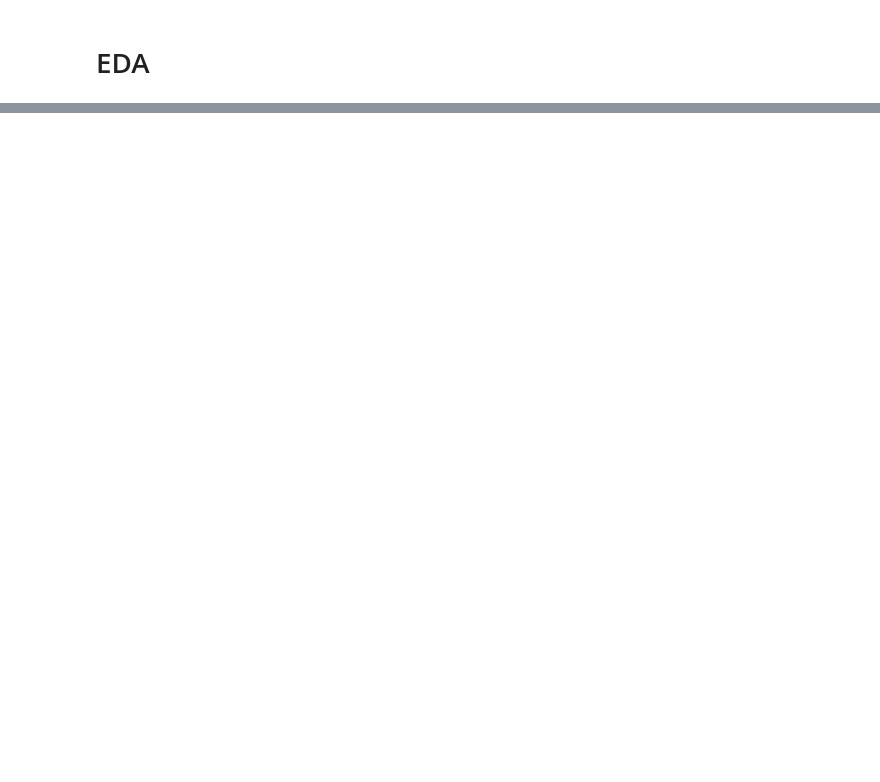
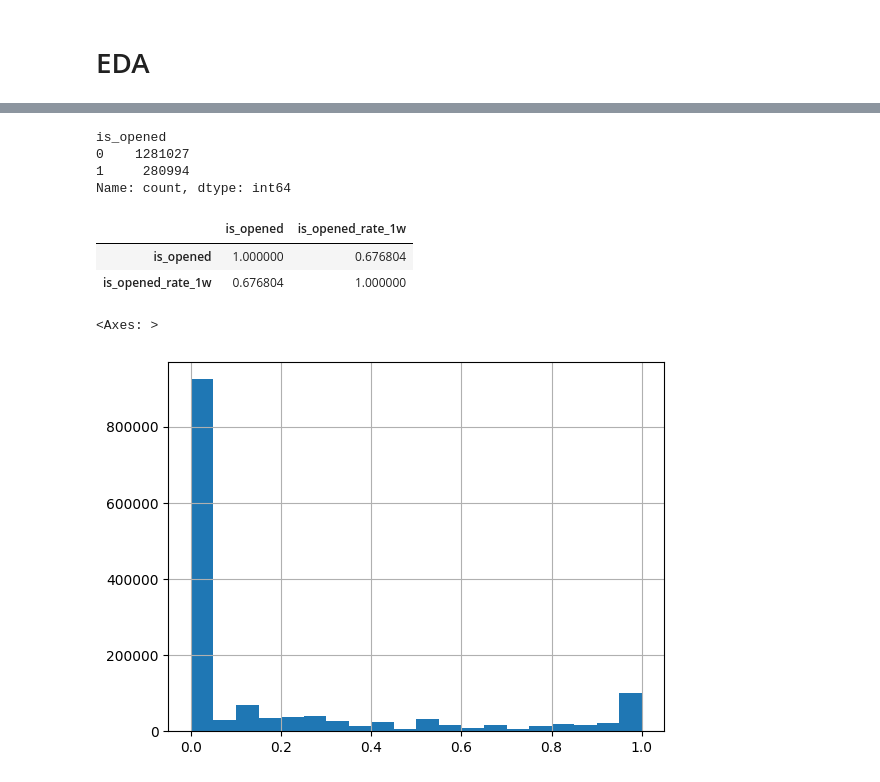
Before and after one commit to NikolozDarsalia/message-campaign-engagement-analysis, a Jupyter notebook: nd_notebooks/feature_engineering.ipynb, the cells around one changed output, grey strips where cells are left out. Drawn from its saved outputs; the diff is of its cells as text; code cells hidden in the pictures; blank space fills up the shorter version.

```diff
--- a/nd_notebooks/feature_engineering.ipynb
+++ b/nd_notebooks/feature_engineering.ipynb
@@ -414,0 +71,13 @@ Performing data cleaning...
+# %%
+import sys
+sys.path.append('..')
+sys.path.append('../src')
+
+import src.feature_engineering as feat_eng
+from src import data_loading as loader
+from src import preprocess_for_fe as preprocessor
+
+df = loader.load_data('../sampling/data/combined_dataset.parquet')
+df = preprocessor.prepare_data(df)
+df = preprocessor.clean_data(df)
+df = feat_eng.engineer_all_features(df)
@@ -689,0 +184,18 @@ plt.show()
+# %%
+df['is_opened'].value_counts(dropna=False)
+# %% [output]
+is_opened
+0    1281027
+1     280994
+Name: count, dtype: int64
+# %%
+df[['is_opened', 'is_opened_rate_1w']].corr()
+# %% [output]
+|  | is_opened | is_opened_rate_1w |
+| is_opened | 1.000000 | 0.676804 |
+| is_opened_rate_1w | 0.676804 | 1.000000 |
+# %%
+df['is_opened_rate_1m'].hist(bins=20)
+# %% [output]
+<Axes: >
+[figure, added]
```
Also changed, not shown: parts of 86 cells of this notebook, 1 other file.
